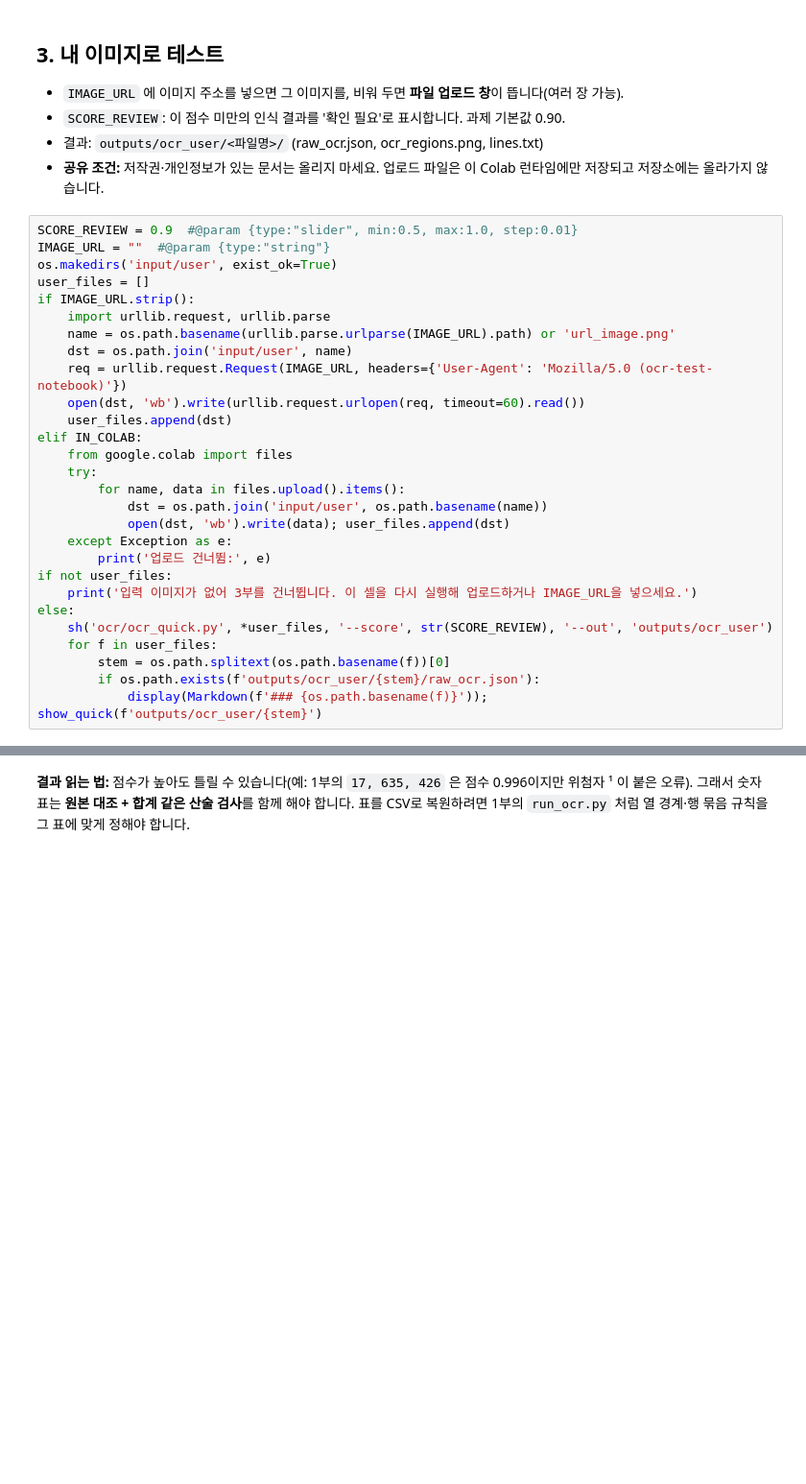
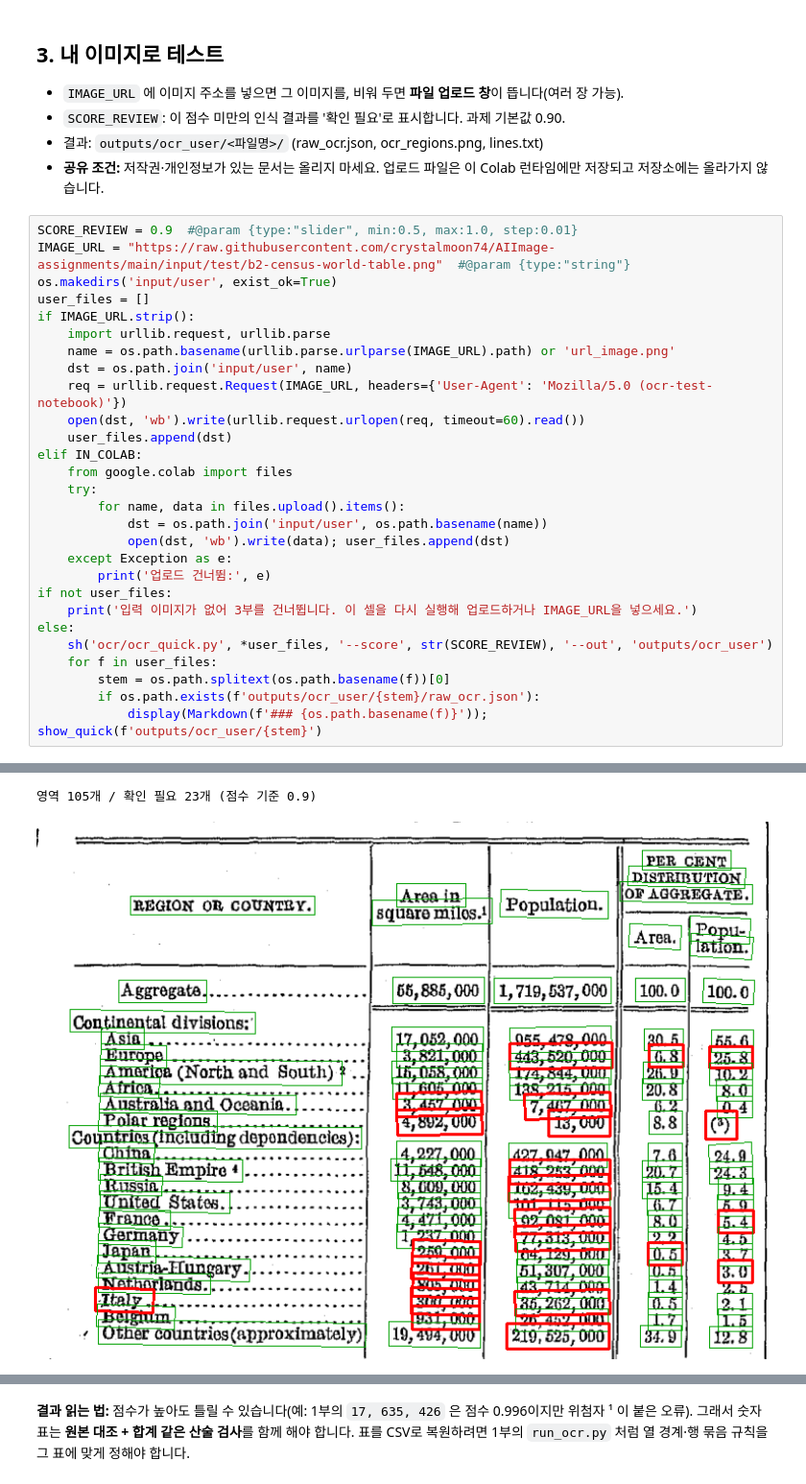
Before and after one commit to crystalmoon74/AIImage-assignments, a Jupyter notebook: ocr/paddleocr_colab.ipynb, the cells around one changed output, grey strips where cells are left out. Shown at 96% size. Saved outputs shown, nothing was run; the diff lists cells and outputs as text; blank space fills up the shorter version.

```diff
--- a/ocr/paddleocr_colab.ipynb
+++ b/ocr/paddleocr_colab.ipynb
@@ -114,7 +114,7 @@ for stem in ('b1-fraser-table', 'b2-census-world-table'):
 - **공유 조건:** 저작권·개인정보가 있는 문서는 올리지 마세요. 업로드 파일은 이 Colab 런타임에만 저장되고 저장소에는 올라가지 않습니다.
 # %%
 SCORE_REVIEW = 0.9  #@param {type:"slider", min:0.5, max:1.0, step:0.01}
-IMAGE_URL = ""  #@param {type:"string"}
+IMAGE_URL = "https://raw.githubusercontent.com/crystalmoon74/AIImage-assignments/main/input/test/b2-census-world-table.png"  #@param {type:"string"}
 os.makedirs('input/user', exist_ok=True)
 user_files = []
 if IMAGE_URL.strip():
@@ -140,3 +140,4 @@ else:
         stem = os.path.splitext(os.path.basename(f))[0]
         if os.path.exists(f'outputs/ocr_user/{stem}/raw_ocr.json'):
             display(Markdown(f'### {os.path.basename(f)}')); show_quick(f'outputs/ocr_user/{stem}')
+# %% [output]
@@ -142,0 +161,2 @@ else:
+영역 105개 / 확인 필요 23개 (점수 기준 0.9)
+[figure, added]
```
Also changed, not shown: parts of 1 cell of this notebook.
